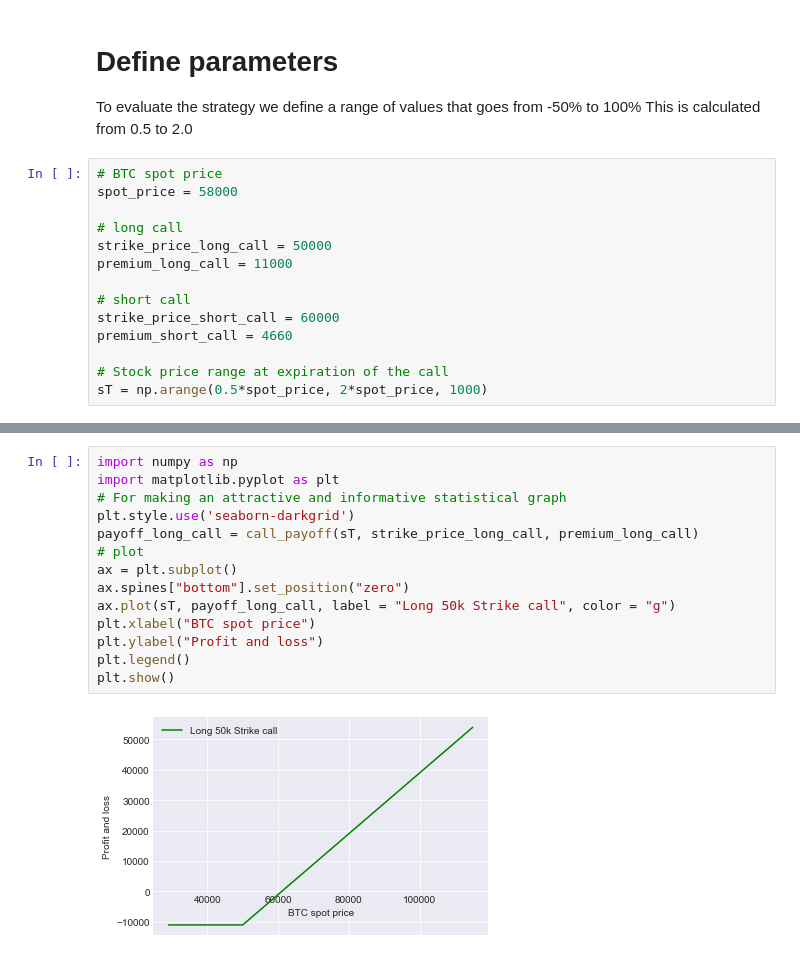
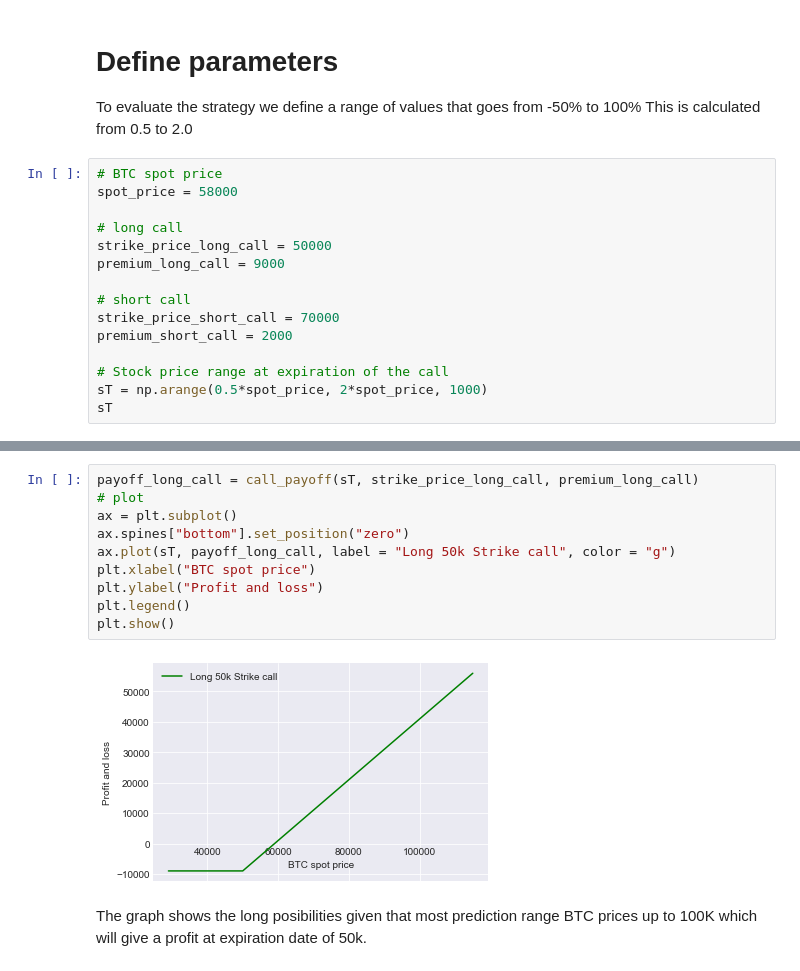
Before and after one commit to sotoblanco/OptionsTrading, a Jupyter notebook: OptionsTrading.ipynb, the cells around one changed output, grey strips where cells are left out. Cells and saved outputs as stored; diff of their text form.

```diff
--- a/OptionsTrading.ipynb
+++ b/OptionsTrading.ipynb
@@ -59,11 +75,12 @@ spot_price = 58000
 
 # long call
 strike_price_long_call = 50000
-premium_long_call = 11000
+premium_long_call = 9000
 
 # short call
-strike_price_short_call = 60000
-premium_short_call = 4660
+strike_price_short_call = 70000
+premium_short_call = 2000
 
 # Stock price range at expiration of the call
 sT = np.arange(0.5*spot_price, 2*spot_price, 1000)
+sT
@@ -86,19 +101,17 @@ array([ 29000.,  30000.,  31000.,  32000.,  33000.,  34000.,  35000.,
 # %%
-import numpy as np
-import matplotlib.pyplot as plt
-# For making an attractive and informative statistical graph
-plt.style.use('seaborn-darkgrid')
 payoff_long_call = call_payoff(sT, strike_price_long_call, premium_long_call)
 # plot
 ax = plt.subplot()
 ax.spines["bottom"].set_position("zero")
 ax.plot(sT, payoff_long_call, label = "Long 50k Strike call", color = "g")
 plt.xlabel("BTC spot price")
 plt.ylabel("Profit and loss")
 plt.legend()
 plt.show()
 # %% [output]
-[figure, old version]
+[figure, new version]
+# %% [markdown]
+The graph shows the long posibilities given that most prediction range BTC prices up to 100K which will give a profit at expiration date of 50k.
 # %%
 payoff_short_call = call_payoff(
     sT, strike_price_short_call, premium_short_call) * -1.0
```
Also changed, not shown: parts of 24 cells of this notebook.
